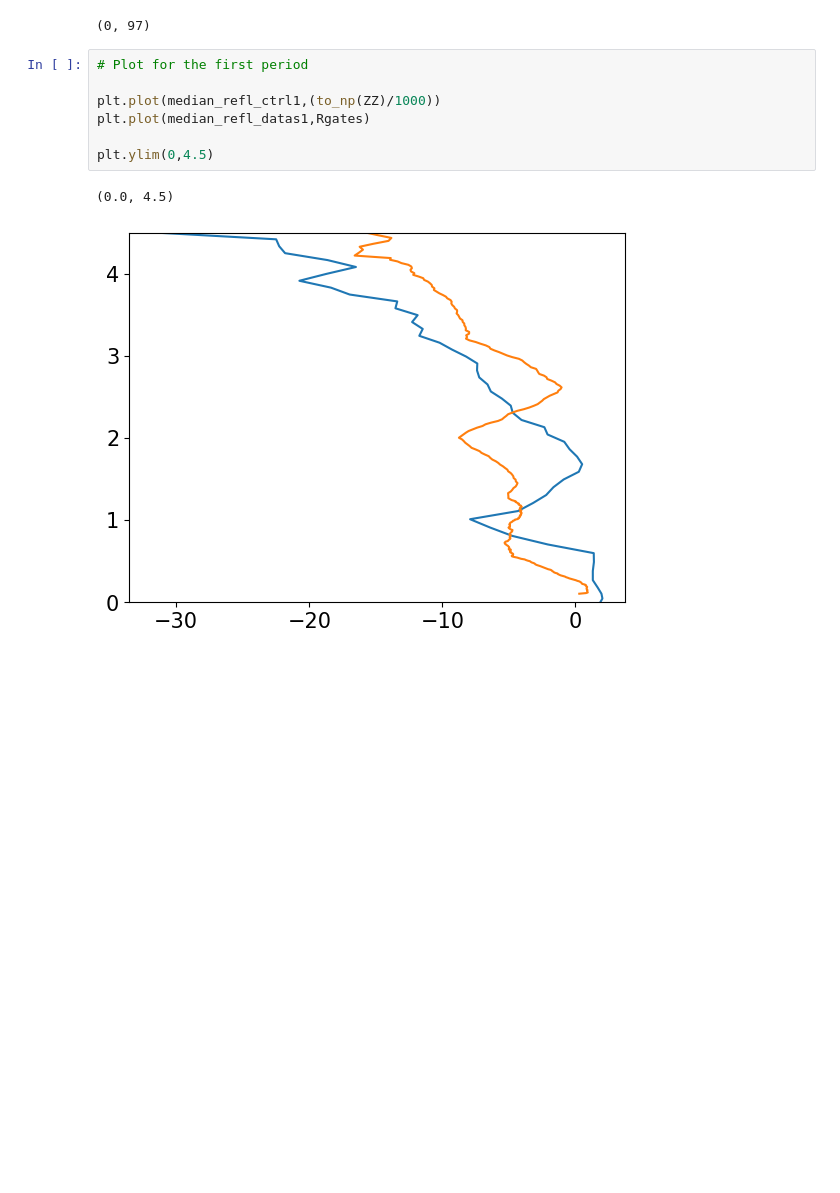
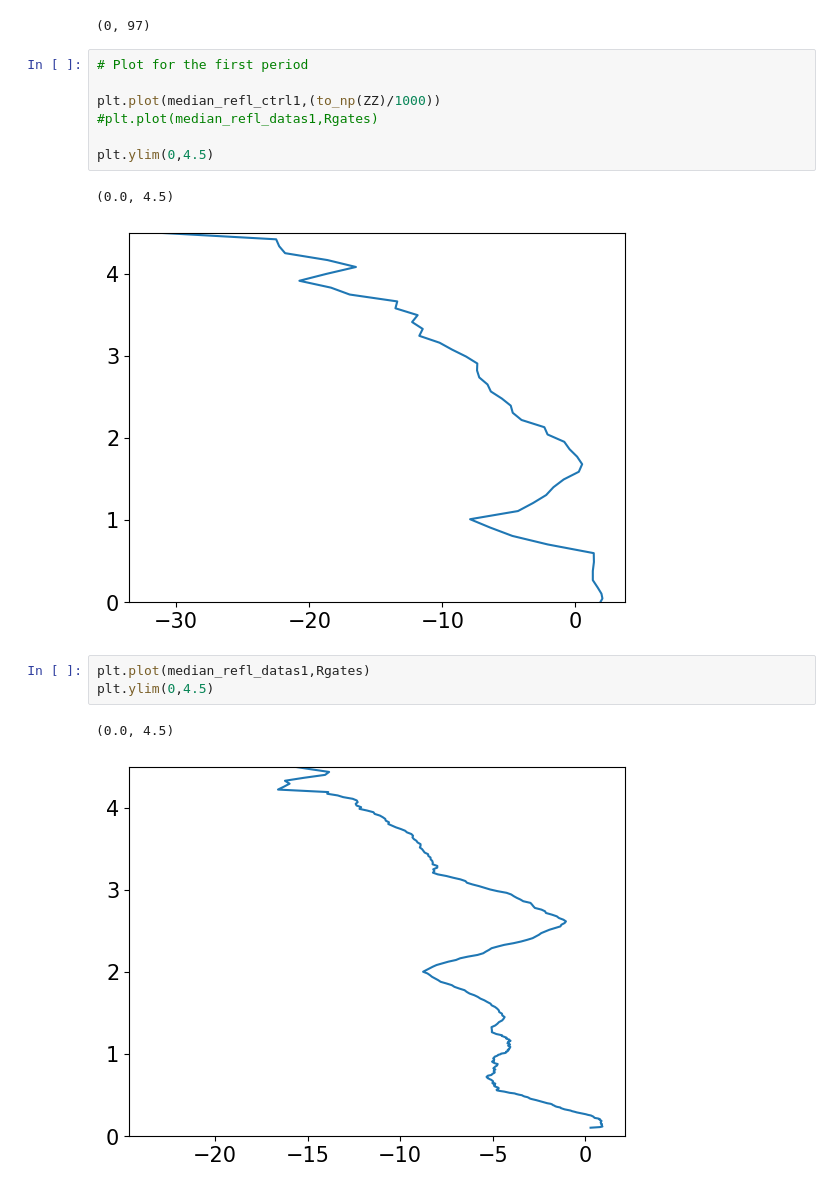
Before and after one commit to eliotperrin/Mixed-phase-cloud-with-CR-SIM, a Jupyter notebook: Comparaison.ipynb, the cells around one changed output. Cells and saved outputs as stored; diff of their text form; blank space fills up the shorter version.

```diff
--- a/Comparaison.ipynb
+++ b/Comparaison.ipynb
@@ -318,9 +324,15 @@ median_refl_ctrl3 = np.nanmedian(data3, axis=1)
 # Plot for the first period
 
 plt.plot(median_refl_ctrl1,(to_np(ZZ)/1000))
-plt.plot(median_refl_datas1,Rgates)
+#plt.plot(median_refl_datas1,Rgates)
 
 plt.ylim(0,4.5)
 # %% [output]
 (0.0, 4.5)
-[figure, old version]
+[figure, new version]
+# %%
+plt.plot(median_refl_datas1,Rgates)
+plt.ylim(0,4.5)
+# %% [output]
+(0.0, 4.5)
+[figure, added]
```
Also changed, not shown: parts of 3 cells of this notebook, 1 other file.
